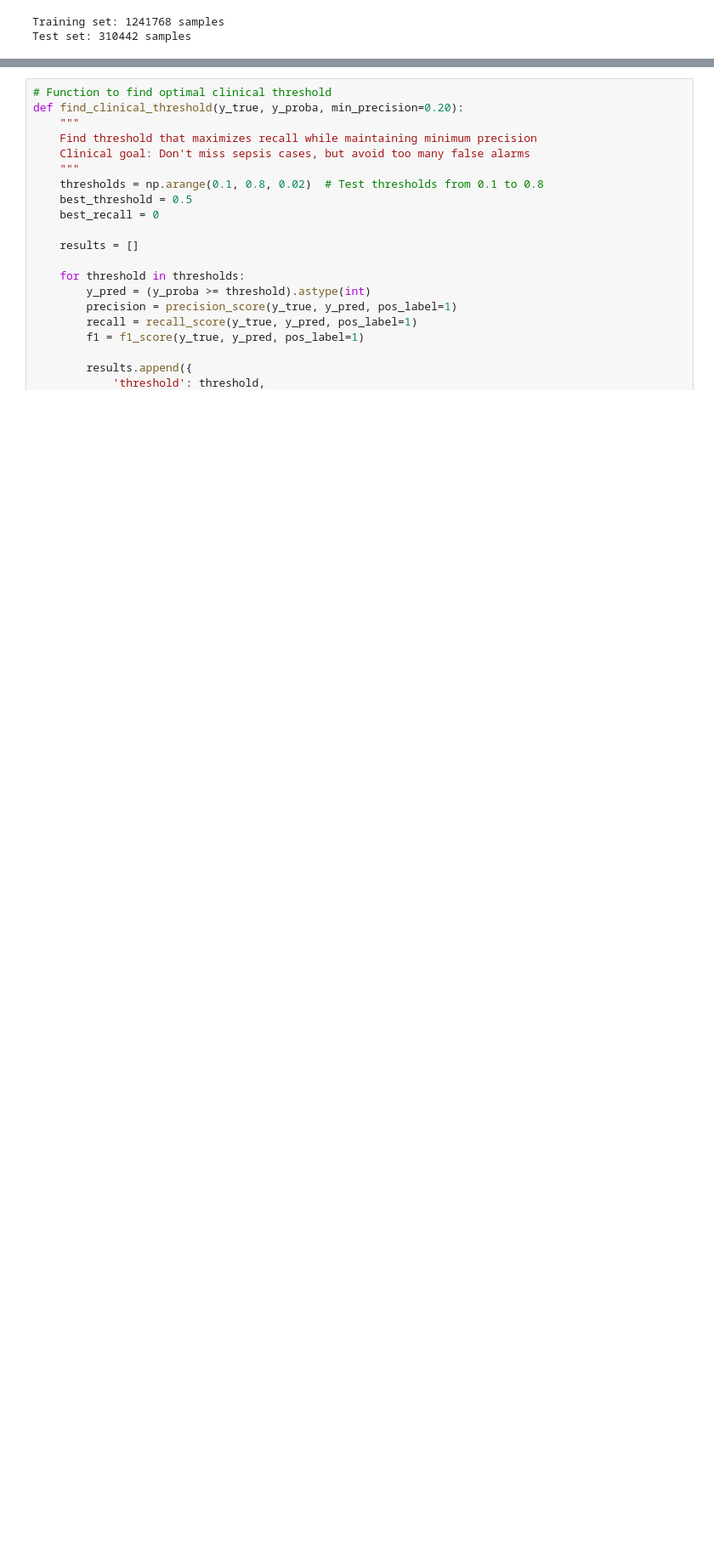
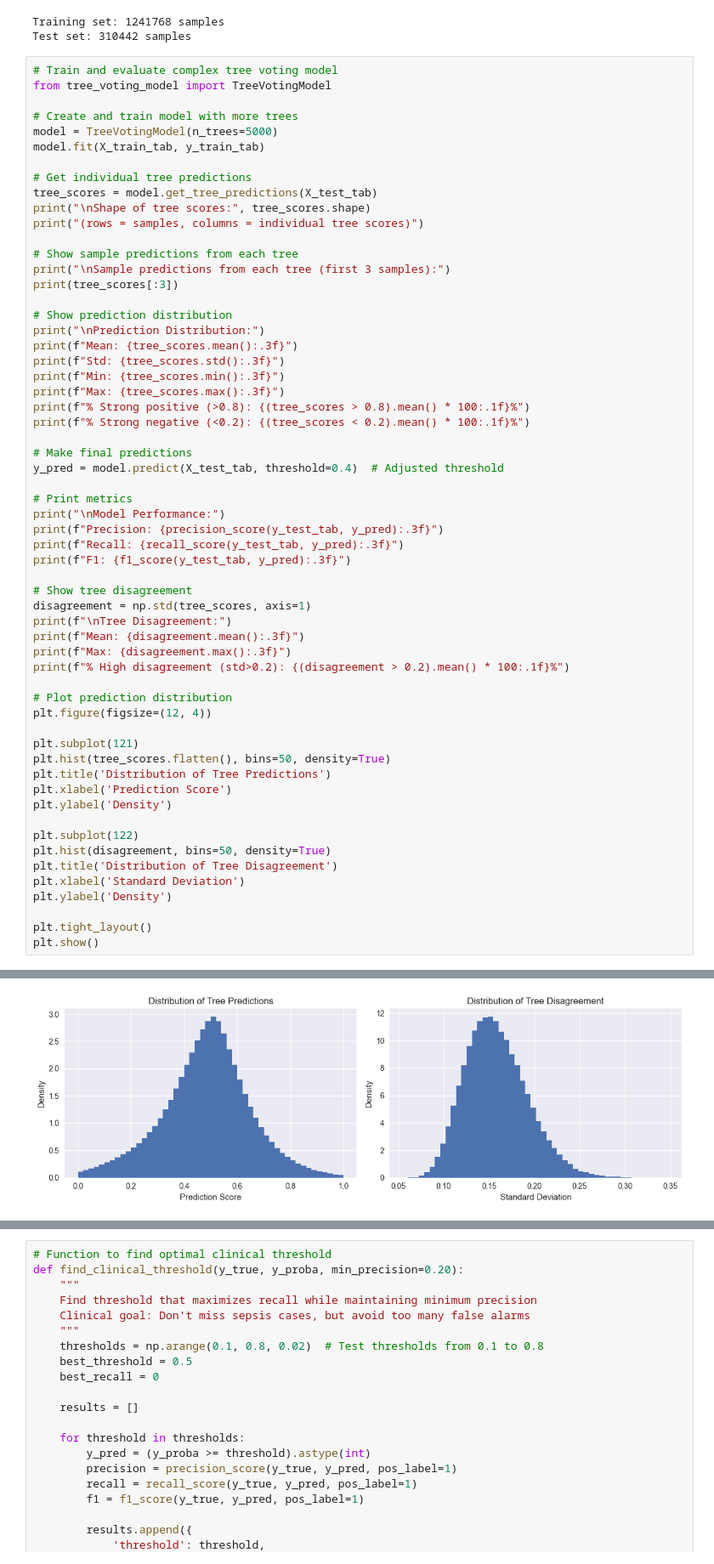
Before and after one commit to sSanxiao/PROHI-Group-5, a Jupyter notebook: sepsis_prediction_models.ipynb, the cells around one changed output, grey strips where cells are left out. Shown at 85% size. Cells and saved outputs as stored; diff of their text form; blank space fills up the shorter version.

Commit message:
Updated to the model training scripts

```diff
--- a/sepsis_prediction_models.ipynb
+++ b/sepsis_prediction_models.ipynb
@@ -90,3 +96,63 @@ print(f"Test set: {X_test_tab.shape[0]} samples")
 # %% [output]
 Training set: 1241768 samples
 Test set: 310442 samples
+# %%
+# Train and evaluate complex tree voting model
+from tree_voting_model import TreeVotingModel
+
+# Create and train model with more trees
+model = TreeVotingModel(n_trees=5000)
+model.fit(X_train_tab, y_train_tab)
+
+# Get individual tree predictions
+tree_scores = model.get_tree_predictions(X_test_tab)
+print("\nShape of tree scores:", tree_scores.shape)
+print("(rows = samples, columns = individual tree scores)")
+
+# Show sample predictions from each tree
+print("\nSample predictions from each tree (first 3 samples):")
+print(tree_scores[:3])
+
+# Show prediction distribution
+print("\nPrediction Distribution:")
+print(f"Mean: {tree_scores.mean():.3f}")
+print(f"Std: {tree_scores.std():.3f}")
+print(f"Min: {tree_scores.min():.3f}")
+print(f"Max: {tree_scores.max():.3f}")
+print(f"% Strong positive (>0.8): {(tree_scores > 0.8).mean() * 100:.1f}%")
+print(f"% Strong negative (<0.2): {(tree_scores < 0.2).mean() * 100:.1f}%")
+
+# Make final predictions
+y_pred = model.predict(X_test_tab, threshold=0.4)  # Adjusted threshold
+
+# Print metrics
+print("\nModel Performance:")
+print(f"Precision: {precision_score(y_test_tab, y_pred):.3f}")
+print(f"Recall: {recall_score(y_test_tab, y_pred):.3f}")
+print(f"F1: {f1_score(y_test_tab, y_pred):.3f}")
+
+# Show tree disagreement
+disagreement = np.std(tree_scores, axis=1)
+print(f"\nTree Disagreement:")
+print(f"Mean: {disagreement.mean():.3f}")
+print(f"Max: {disagreement.max():.3f}")
+print(f"% High disagreement (std>0.2): {(disagreement > 0.2).mean() * 100:.1f}%")
+
+# Plot prediction distribution
+plt.figure(figsize=(12, 4))
+
+plt.subplot(121)
+plt.hist(tree_scores.flatten(), bins=50, density=True)
+plt.title('Distribution of Tree Predictions')
+plt.xlabel('Prediction Score')
+plt.ylabel('Density')
+
+plt.subplot(122)
+plt.hist(disagreement, bins=50, density=True)
+plt.title('Distribution of Tree Disagreement')
+plt.xlabel('Standard Deviation')
+plt.ylabel('Density')
+
+plt.tight_layout()
+plt.show()
+# %% [output]
@@ -92,0 +176 @@ Test set: 310442 samples
+[figure, added]
```
Also changed, not shown: parts of 3 cells of this notebook, 4 other files.
